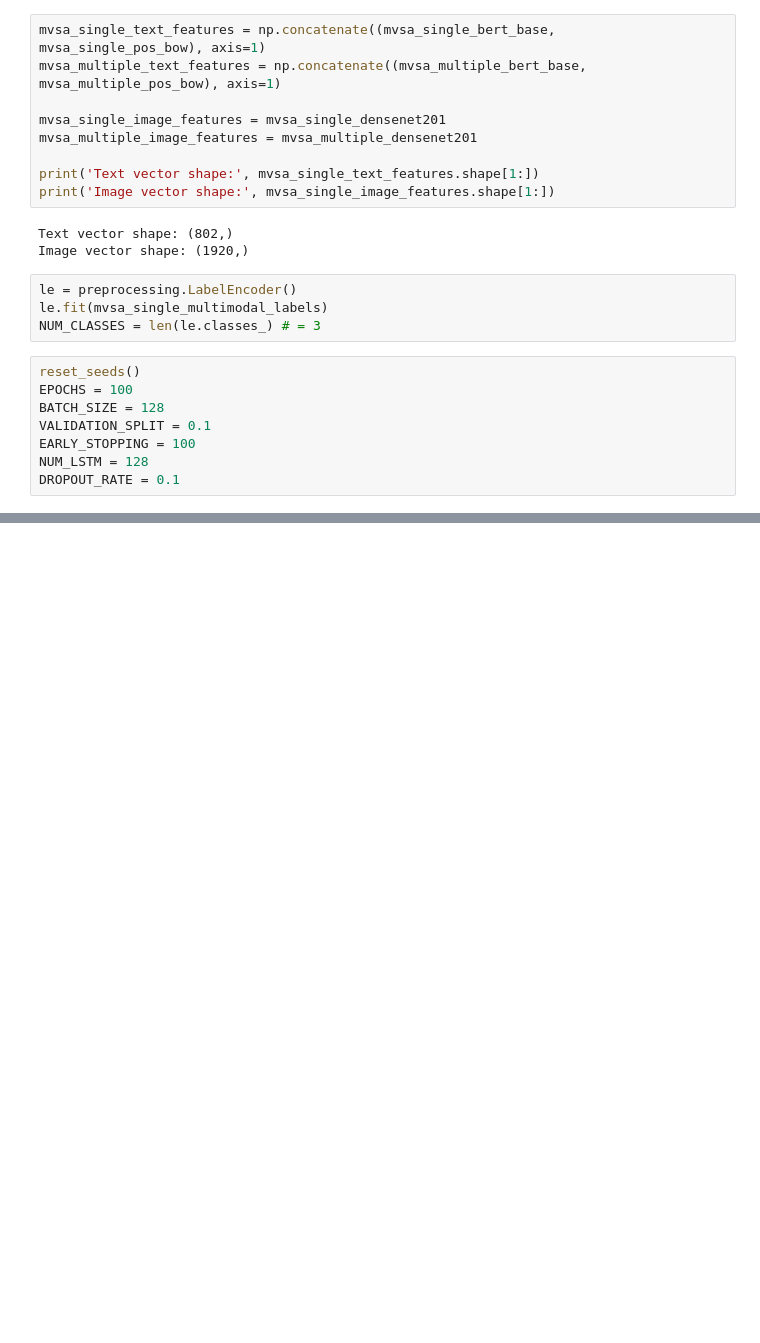
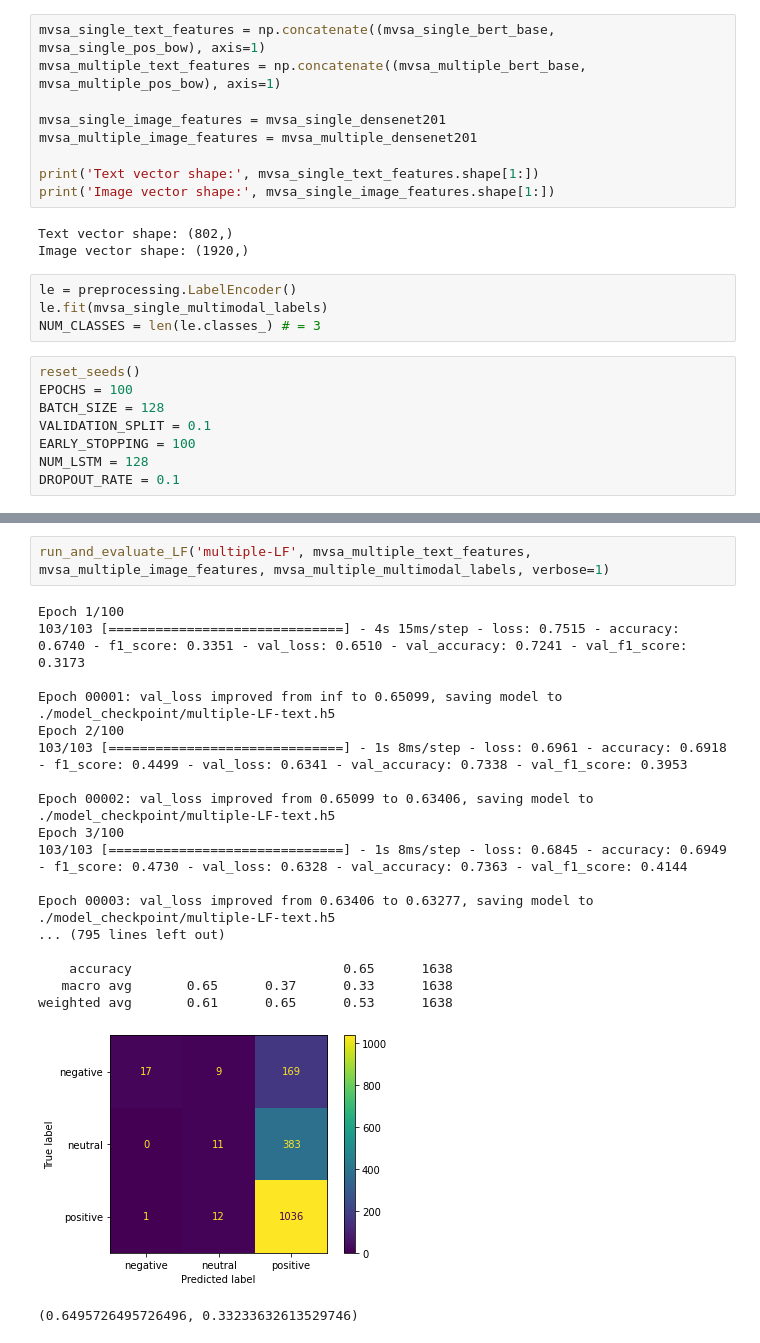
Before and after one commit to nhmt120/multimodal-sentiment-analysis, a Jupyter notebook: mvsa-late-fusion.ipynb, the cells around one changed output, grey strips where cells are left out. Cells and saved outputs as stored; diff of their text form; blank space fills up the shorter version.

Commit message:
Add run with MVSA-Multiple data.

```diff
--- a/mvsa-late-fusion.ipynb
+++ b/mvsa-late-fusion.ipynb
@@ -324,3 +324,25 @@ Epoch 00003: val_loss did not improve from 0.74633
 weighted avg       0.71      0.72      0.71       431
 [figure]
 (0.7192575406032483, 0.5208036562203229)
+# %%
+run_and_evaluate_LF('multiple-LF', mvsa_multiple_text_features, mvsa_multiple_image_features, mvsa_multiple_multimodal_labels, verbose=1)
+# %% [output]
+Epoch 1/100
+103/103 [==============================] - 4s 15ms/step - loss: 0.7515 - accuracy: 0.6740 - f1_score: 0.3351 - val_loss: 0.6510 - val_accuracy: 0.7241 - val_f1_score: 0.3173
+
+Epoch 00001: val_loss improved from inf to 0.65099, saving model to ./model_checkpoint/multiple-LF-text.h5
+Epoch 2/100
+103/103 [==============================] - 1s 8ms/step - loss: 0.6961 - accuracy: 0.6918 - f1_score: 0.4499 - val_loss: 0.6341 - val_accuracy: 0.7338 - val_f1_score: 0.3953
+
+Epoch 00002: val_loss improved from 0.65099 to 0.63406, saving model to ./model_checkpoint/multiple-LF-text.h5
+Epoch 3/100
+103/103 [==============================] - 1s 8ms/step - loss: 0.6845 - accuracy: 0.6949 - f1_score: 0.4730 - val_loss: 0.6328 - val_accuracy: 0.7363 - val_f1_score: 0.4144
+
+Epoch 00003: val_loss improved from 0.63406 to 0.63277, saving model to ./model_checkpoint/multiple-LF-text.h5
+... (795 lines left out)
+
+    accuracy                           0.65      1638
+   macro avg       0.65      0.37      0.33      1638
+weighted avg       0.61      0.65      0.53      1638
+[figure, added]
+(0.6495726495726496, 0.33233632613529746)
```
Also changed, not shown: parts of 1 cell of this notebook.
